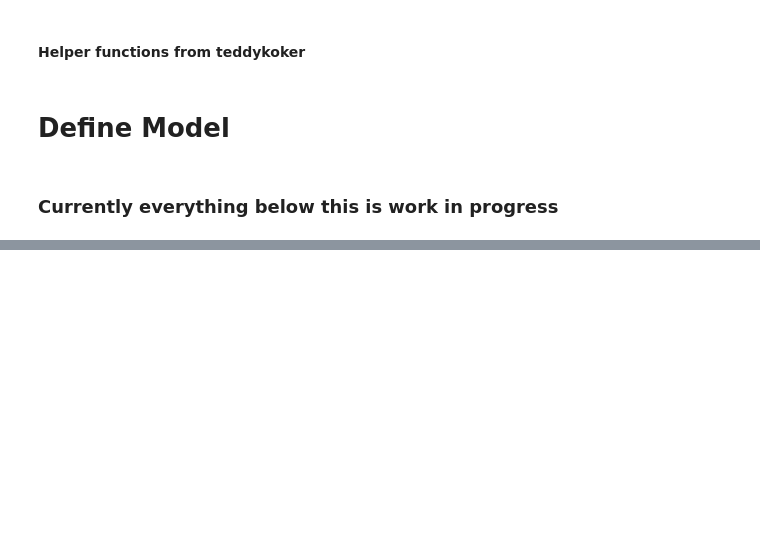
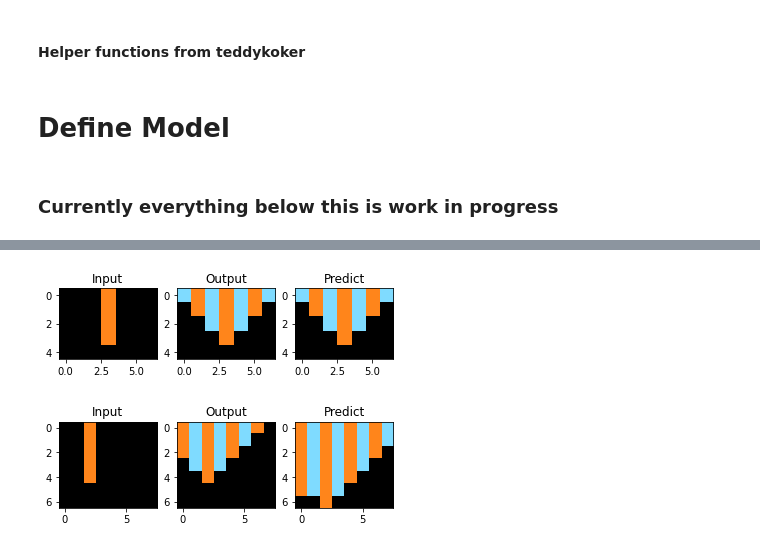
Before and after one commit to tnfru/abstraction_and_reasoning, a Jupyter notebook: ARC.ipynb, the cells around one changed output, grey strips where cells are left out. Saved outputs shown, nothing was run; the diff lists cells and outputs as text; code cells hidden in the pictures; blank space fills up the shorter version.

```diff
--- a/ARC.ipynb
+++ b/ARC.ipynb
@@ -265,0 +279,13 @@ array([[[[-0.05978473, -0.00424744,  0.00274773,  0.00779328,
+# %%
+def predict(model, task, num_steps=100):
+  predictions = []
+
+  for sample in task:
+    x = inp2img(sample['input'])
+    pred = model(tf.keras.activations.softmax(x, axis=3))
+
+    for _ in range(num_steps):
+      pred = model(pred)
+
+    predictions.append(tf.argmax(pred, axis=3).numpy().squeeze())
+  return predictions
@@ -265,0 +303,7 @@ array([[[[-0.05978473, -0.00424744,  0.00274773,  0.00779328,
+# %%
+predictions = predict(model, task)
+for i in range(len(task)):
+    plot_sample(task[i], predictions[i])
+# %% [output]
+[figure, added]
+[figure, added]
```
Also changed, not shown: parts of 15 cells of this notebook.
